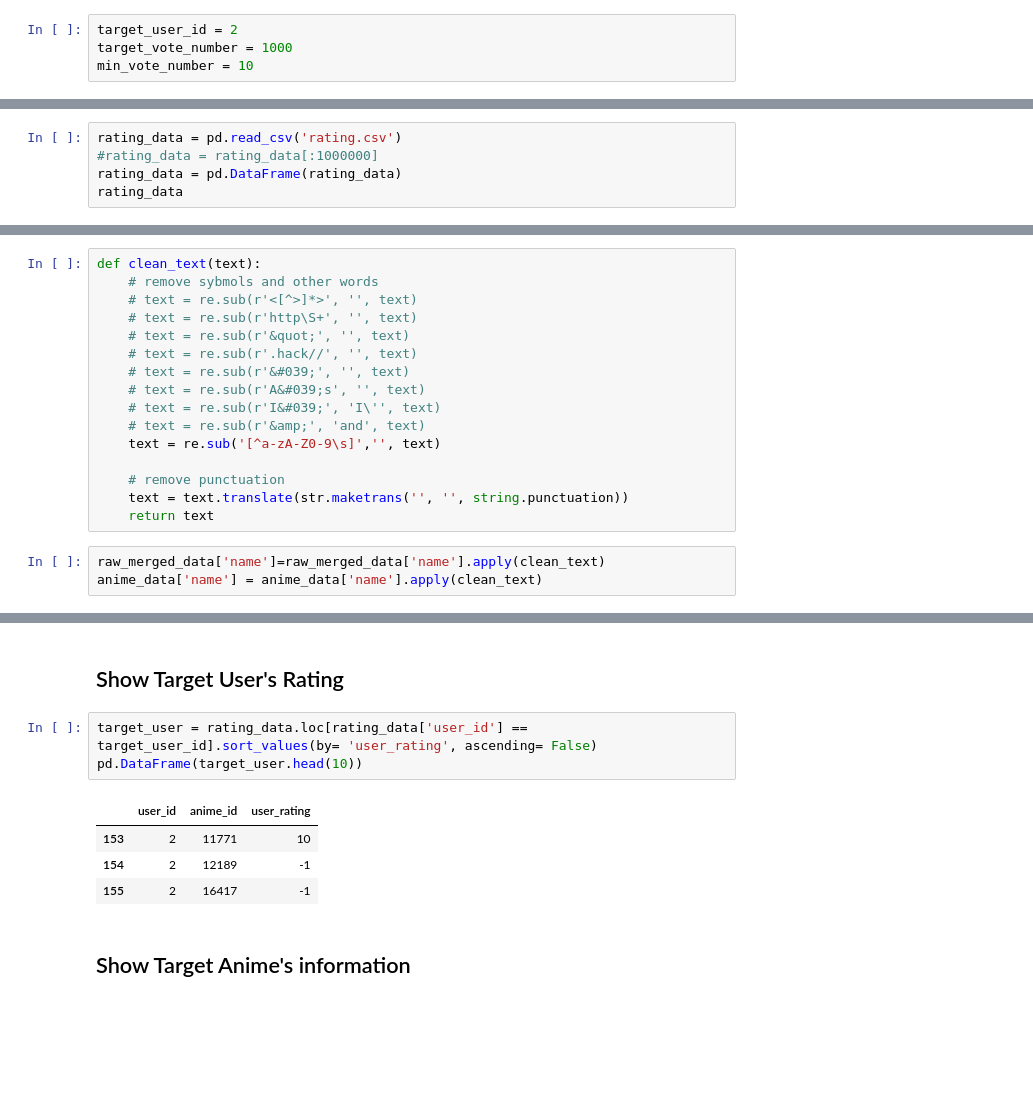
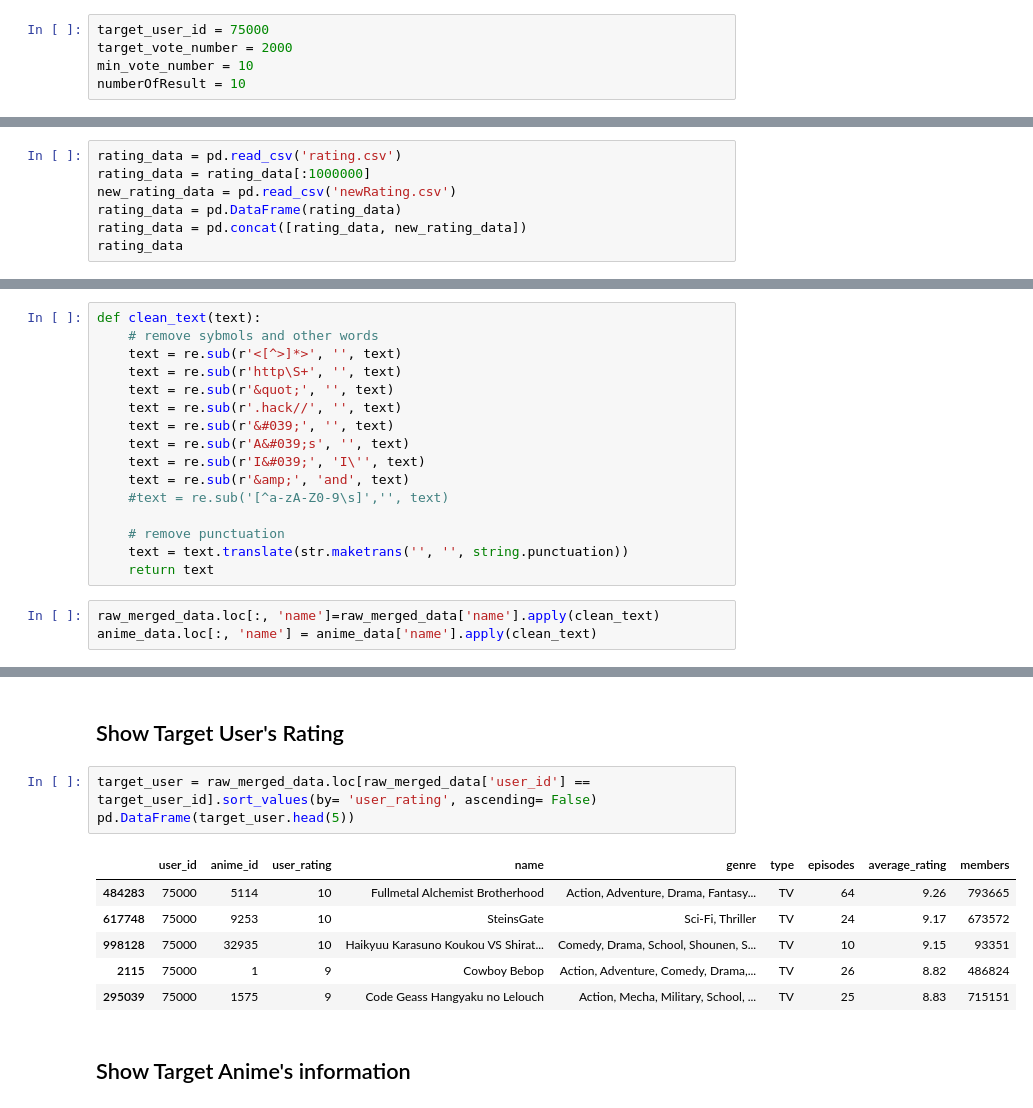
Before and after one commit to englip2002/AnimeRecommenderSystem, a Jupyter notebook: HybridRecommender.ipynb, the cells around one changed output, grey strips where cells are left out. Drawn from its saved outputs; the diff is of its cells as text; blank space fills up the shorter version.

```diff
--- a/HybridRecommender.ipynb
+++ b/HybridRecommender.ipynb
@@ -20,9 +18,10 @@ import sklearn
 # %% [markdown]
 ## Variables
 # %%
-target_user_id = 2
-target_vote_number = 1000
+target_user_id = 75000
+target_vote_number = 2000
 min_vote_number = 10
+numberOfResult = 10
 # %% [markdown]
 ## Loading Dataset
 ▪ Loading anime.csv and rating.csv into DataFrame
@@ -47,8 +46,10 @@ anime_data
 12294 rows × 7 columns
 # %%
 rating_data = pd.read_csv('rating.csv')
-#rating_data = rating_data[:1000000]
+rating_data = rating_data[:1000000]
+new_rating_data = pd.read_csv('newRating.csv')
 rating_data = pd.DataFrame(rating_data)
+rating_data = pd.concat([rating_data, new_rating_data])
 rating_data
 # %% [output]
 |  | user_id | anime_id | rating |
@@ -265,19 +266,19 @@ pd.DataFrame(anime_data.loc[anime_data['anime_id'] == 9969])
 # %%
 def clean_text(text):
     # remove sybmols and other words
-    # text = re.sub(r'<[^>]*>', '', text)
-    # text = re.sub(r'http\S+', '', text)
-    # text = re.sub(r'&quot;', '', text)
-    # text = re.sub(r'.hack//', '', text)
-    # text = re.sub(r'&#039;', '', text)
-    # text = re.sub(r'A&#039;s', '', text)
-    # text = re.sub(r'I&#039;', 'I\'', text)
-    # text = re.sub(r'&amp;', 'and', text)
-    text = re.sub('[^a-zA-Z0-9\s]','', text)
+    text = re.sub(r'<[^>]*>', '', text)
+    text = re.sub(r'http\S+', '', text)
+    text = re.sub(r'&quot;', '', text)
+    text = re.sub(r'.hack//', '', text)
+    text = re.sub(r'&#039;', '', text)
+    text = re.sub(r'A&#039;s', '', text)
+    text = re.sub(r'I&#039;', 'I\'', text)
+    text = re.sub(r'&amp;', 'and', text)
+    #text = re.sub('[^a-zA-Z0-9\s]','', text)
 
     # remove punctuation
     text = text.translate(str.maketrans('', '', string.punctuation))
     return text
 # %%
-raw_merged_data['name']=raw_merged_data['name'].apply(clean_text)
-anime_data['name'] = anime_data['name'].apply(clean_text)
+raw_merged_data.loc[:, 'name']=raw_merged_data['name'].apply(clean_text)
+anime_data.loc[:, 'name'] = anime_data['name'].apply(clean_text)
@@ -570,13 +622,15 @@ final_recommendation_result
 # %% [markdown]
 ## Show Target User's Rating
 # %%
-target_user = rating_data.loc[rating_data['user_id'] == target_user_id].sort_values(by= 'user_rating', ascending= False)
-pd.DataFrame(target_user.head(10))
+target_user = raw_merged_data.loc[raw_merged_data['user_id'] == target_user_id].sort_values(by= 'user_rating', ascending= False)
+pd.DataFrame(target_user.head(5))
 # %% [output]
-|  | user_id | anime_id | user_rating |
-| 153 | 2 | 11771 | 10 |
-| 154 | 2 | 12189 | -1 |
-| 155 | 2 | 16417 | -1 |
+|  | user_id | anime_id | user_rating | name | genre | type | episodes | average_rating | members |
+| 484283 | 75000 | 5114 | 10 | Fullmetal Alchemist Brotherhood | Action, Adventure, Drama, Fantasy... | TV | 64 | 9.26 | 793665 |
+| 617748 | 75000 | 9253 | 10 | SteinsGate | Sci-Fi, Thriller | TV | 24 | 9.17 | 673572 |
+| 998128 | 75000 | 32935 | 10 | Haikyuu Karasuno Koukou VS Shirat... | Comedy, Drama, School, Shounen, S... | TV | 10 | 9.15 | 93351 |
+| 2115 | 75000 | 1 | 9 | Cowboy Bebop | Action, Adventure, Comedy, Drama,... | TV | 26 | 8.82 | 486824 |
+| 295039 | 75000 | 1575 | 9 | Code Geass Hangyaku no Lelouch | Action, Mecha, Military, School, ... | TV | 25 | 8.83 | 715151 |
 # %% [markdown]
 ## Show Target Anime's information
 # %%
```
Also changed, not shown: parts of 35 cells of this notebook, 3 other files.
